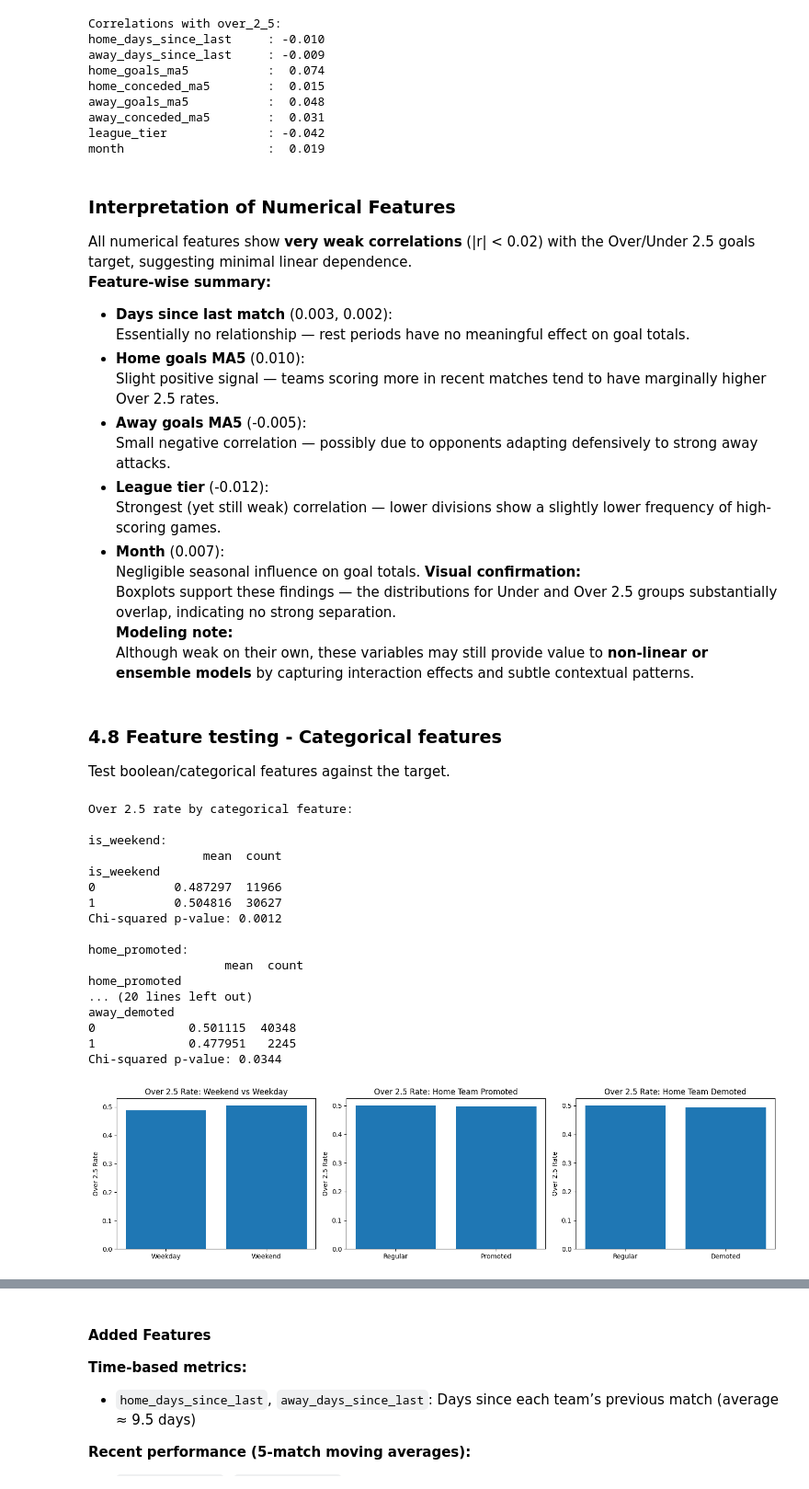
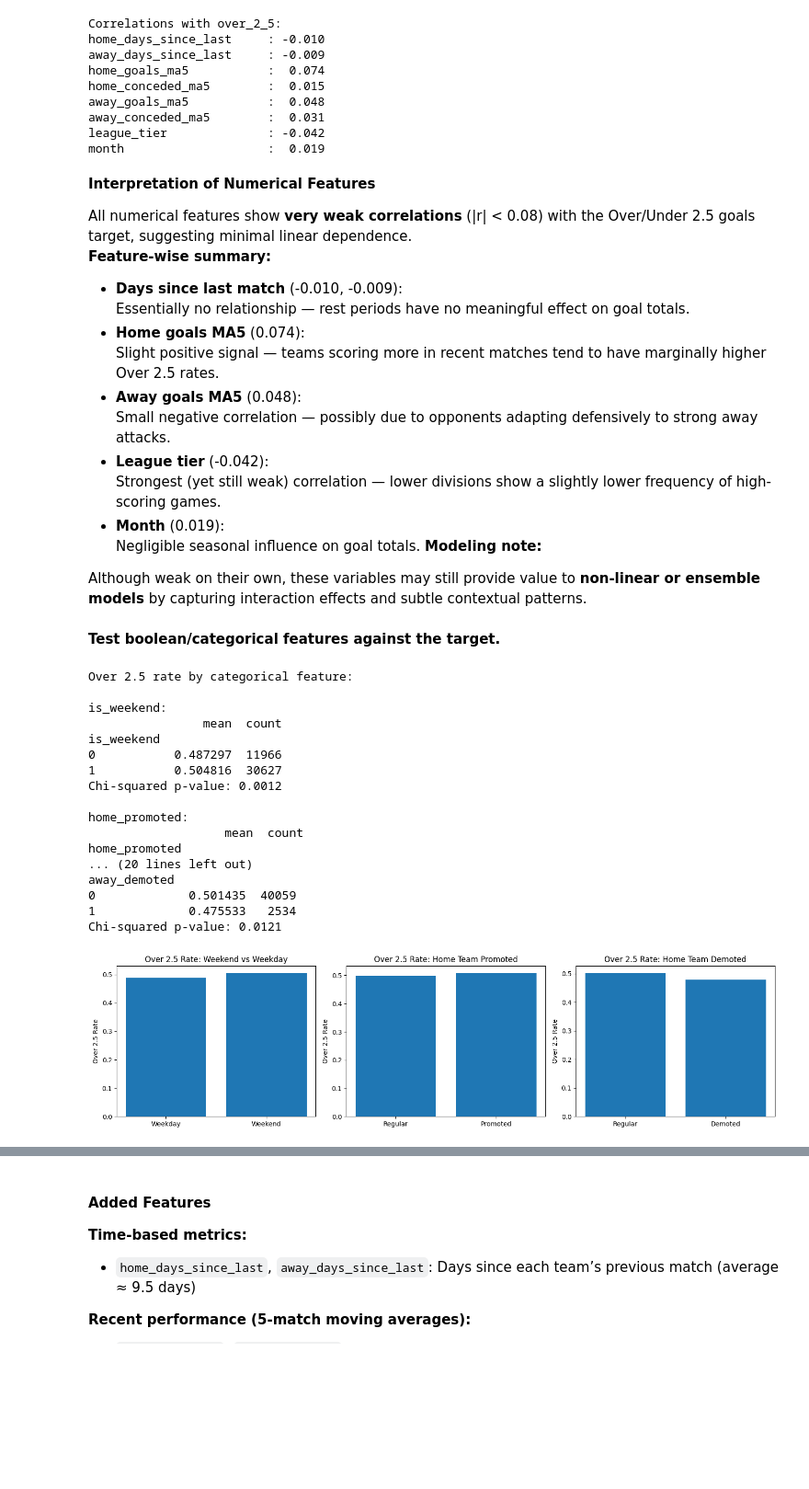
Before and after one commit to OndrejZ24/soccer-leagues-predictions, a Jupyter notebook: preprocessing.ipynb, the cells around one changed output, grey strips where cells are left out. Shown at 92% size. Drawn from its saved outputs; the diff is of its cells as text; code cells hidden in the pictures; blank space fills up the shorter version.

```diff
--- a/preprocessing.ipynb
+++ b/preprocessing.ipynb
@@ -1445,25 +1445,25 @@ Calculate days since last match for both home and away teams.
 # %%
 # days since last match for each team
-df['home_days_since_last'] = np.nan
-df['away_days_since_last'] = np.nan
-for team in df['HomeTeam'].unique():
-    home_mask = df['HomeTeam'] == team
-    away_mask = df['AwayTeam'] == team
-    team_matches = df[home_mask | away_mask].sort_values('Date')
+df_basic['home_days_since_last'] = np.nan
+df_basic['away_days_since_last'] = np.nan
+for team in df_basic['HomeTeam'].unique():
+    home_mask = df_basic['HomeTeam'] == team
+    away_mask = df_basic['AwayTeam'] == team
+    team_matches = df_basic[home_mask | away_mask].sort_values('Date')
     #days between matches
     team_matches['days_diff'] = team_matches['Date'].diff().dt.days
     # to home/away columns
     for idx, row in team_matches.iterrows():
-        if df.loc[idx, 'HomeTeam'] == team:
-            df.loc[idx, 'home_days_since_last'] = row['days_diff']
+        if df_basic.loc[idx, 'HomeTeam'] == team:
+            df_basic.loc[idx, 'home_days_since_last'] = row['days_diff']
         else:
-            df.loc[idx, 'away_days_since_last'] = row['days_diff']
+            df_basic.loc[idx, 'away_days_since_last'] = row['days_diff']
 # first matches filling with median
-df['home_days_since_last'].fillna(df['home_days_since_last'].median(), inplace=True)
-df['away_days_since_last'].fillna(df['away_days_since_last'].median(), inplace=True)
+df_basic['home_days_since_last'].fillna(df_basic['home_days_since_last'].median(), inplace=True)
+df_basic['away_days_since_last'].fillna(df_basic['away_days_since_last'].median(), inplace=True)
 
-print(f"Home days since last - mean: {df['home_days_since_last'].mean():.1f}, median: {df['home_days_since_last'].median():.1f}")
-print(f"Away days since last - mean: {df['away_days_since_last'].mean():.1f}, median: {df['away_days_since_last'].median():.1f}")
+print(f"Home days since last - mean: {df_basic['home_days_since_last'].mean():.1f}, median: {df_basic['home_days_since_last'].median():.1f}")
+print(f"Away days since last - mean: {df_basic['away_days_since_last'].mean():.1f}, median: {df_basic['away_days_since_last'].median():.1f}")
 # %% [output]
 Home days since last - mean: 9.5, median: 7.0
 Away days since last - mean: 9.5, median: 7.0
@@ -1583,7 +1578,7 @@ num_features = ['home_days_since_last', 'away_days_since_last',
 # Calculate correlations
 print("Correlations with over_2_5:")
 for feat in num_features:
-    corr = df[feat].corr(df['over_2_5'])
+    corr = df_basic[feat].corr(df_basic['over_2_5'])
     print(f"{feat:25s}: {corr:6.3f}")
 # %% [output]
 Correlations with over_2_5:
@@ -1596,41 +1591,38 @@ away_conceded_ma5        :  0.031
 league_tier              : -0.042
 month                    :  0.019
 # %% [markdown]
-### Interpretation of Numerical Features
+**Interpretation of Numerical Features**
 
-All numerical features show **very weak correlations** (|r| < 0.02) with the Over/Under 2.5 goals target, suggesting minimal linear dependence.
+All numerical features show **very weak correlations** (|r| < 0.08) with the Over/Under 2.5 goals target, suggesting minimal linear dependence.
 **Feature-wise summary:**
-- **Days since last match** (0.003, 0.002):
+- **Days since last match** (-0.010, -0.009):
   Essentially no relationship — rest periods have no meaningful effect on goal totals.
-- **Home goals MA5** (0.010):
+- **Home goals MA5** (0.074):
   Slight positive signal — teams scoring more in recent matches tend to have marginally higher Over 2.5 rates.
-- **Away goals MA5** (-0.005):
+- **Away goals MA5** (0.048):
   Small negative correlation — possibly due to opponents adapting defensively to strong away attacks.
-- **League tier** (-0.012):
+- **League tier** (-0.042):
   Strongest (yet still weak) correlation — lower divisions show a slightly lower frequency of high-scoring games.
-- **Month** (0.007):
+- **Month** (0.019):
   Negligible seasonal influence on goal totals.
-**Visual confirmation:**
-Boxplots support these findings — the distributions for Under and Over 2.5 groups substantially overlap, indicating no strong separation.
 **Modeling note:**
+
 Although weak on their own, these variables may still provide value to **non-linear or ensemble models** by capturing interaction effects and subtle contextual patterns.
 # %% [markdown]
-### 4.8 Feature testing - Categorical features
-
-Test boolean/categorical features against the target.
+**Test boolean/categorical features against the target.**
 # %%
 # Boolean features
 bool_features = ['is_weekend', 'home_promoted', 'home_demoted', 'away_promoted', 'away_demoted']
 
 print("Over 2.5 rate by categorical feature:")
 for feat in bool_features:
-    grouped = df.groupby(feat)['over_2_5'].agg(['mean', 'count'])
+    grouped = df_basic.groupby(feat)['over_2_5'].agg(['mean', 'count'])
     print(f"\n{feat}:")
     print(grouped)
 
     # Chi-squared test
     from scipy.stats import chi2_contingency
-    contingency = pd.crosstab(df[feat], df['over_2_5'])
+    contingency = pd.crosstab(df_basic[feat], df_basic['over_2_5'])
     chi2, p, dof, expected = chi2_contingency(contingency)
     print(f"Chi-squared p-value: {p:.4f}")
 
@@ -1638,41 +1630,41 @@ for feat in bool_features:
 fig, axes = plt.subplots(1, 3, figsize=(15, 4))
 
 # Weekend
-weekend_rates = df.groupby('is_weekend')['over_2_5'].mean()
+weekend_rates = df_basic.groupby('is_weekend')['over_2_5'].mean()
 axes[0].bar(['Weekday', 'Weekend'], weekend_rates.values)
 axes[0].set_title('Over 2.5 Rate: Weekend vs Weekday')
 axes[0].set_ylabel('Over 2.5 Rate')
 
 # Promotion
-promo_data = df.groupby('home_promoted')['over_2_5'].mean()
+promo_data = df_basic.groupby('home_promoted')['over_2_5'].mean()
 axes[1].bar(['Regular', 'Promoted'], promo_data.values)
 axes[1].set_title('Over 2.5 Rate: Home Team Promoted')
 axes[1].set_ylabel('Over 2.5 Rate')
 
 # Demotion
-demo_data = df.groupby('home_demoted')['over_2_5'].mean()
+demo_data = df_basic.groupby('home_demoted')['over_2_5'].mean()
 axes[2].bar(['Regular', 'Demoted'], demo_data.values)
 axes[2].set_title('Over 2.5 Rate: Home Team Demoted')
 axes[2].set_ylabel('Over 2.5 Rate')
 
 plt.tight_layout()
 plt.show()
 # %% [output]
 Over 2.5 rate by categorical feature:
 
 is_weekend:
                 mean  count
 is_weekend
 0           0.487297  11966
 1           0.504816  30627
 Chi-squared p-value: 0.0012
 
 home_promoted:
                    mean  count
 home_promoted
 ... (20 lines left out)
 away_demoted
-0             0.501115  40348
-1             0.477951   2245
-Chi-squared p-value: 0.0344
+0             0.501435  40059
+1             0.475533   2534
+Chi-squared p-value: 0.0121
-[figure, old version]
+[figure, new version]
```
Also changed, not shown: parts of 35 cells of this notebook.
